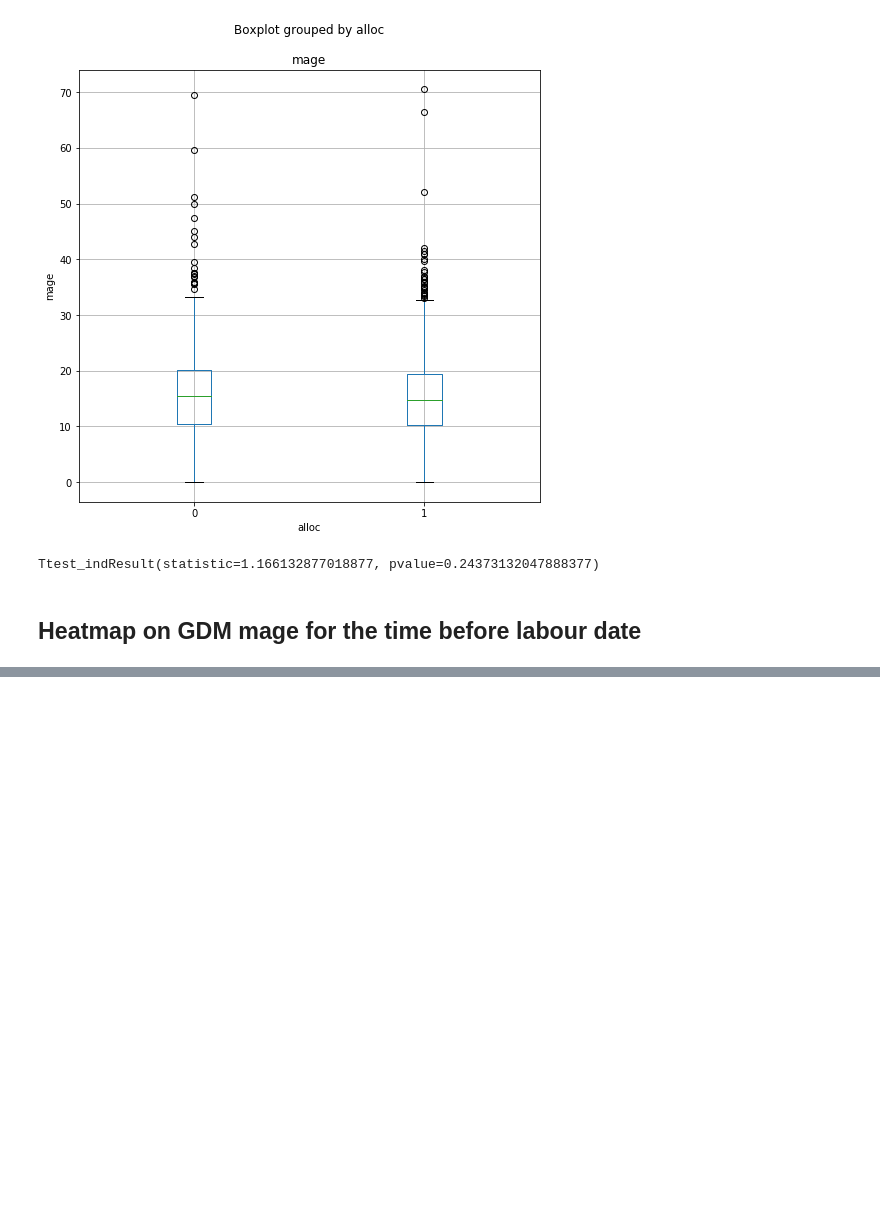
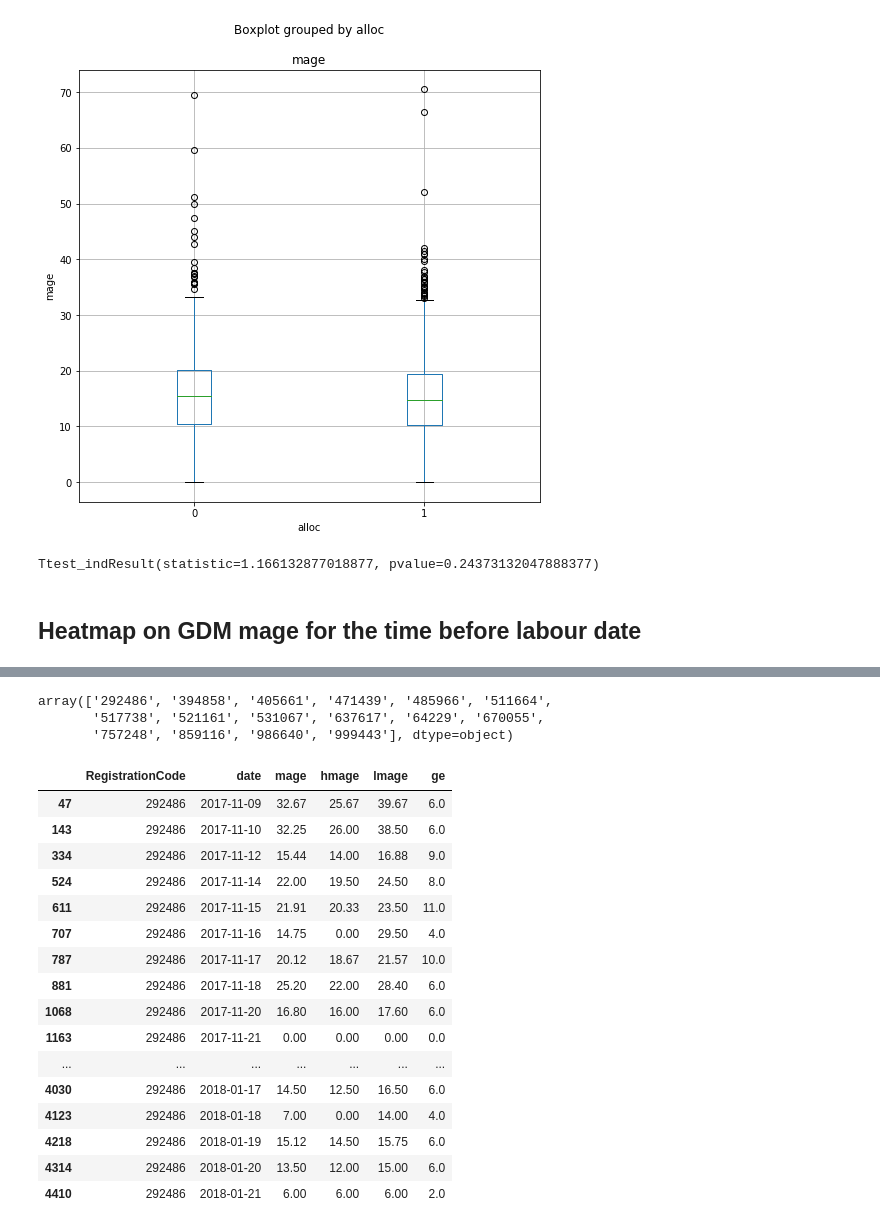
Before and after one commit to ElviraMingazova/MA_Thesis, a Jupyter notebook: GDM_MAGE.ipynb, the cells around one changed output, grey strips where cells are left out. Saved outputs shown, nothing was run; the diff lists cells and outputs as text; code cells hidden in the pictures; blank space fills up the shorter version.

```diff
--- a/GDM_MAGE.ipynb
+++ b/GDM_MAGE.ipynb
@@ -204,0 +267,26 @@ Name: RegistrationCode, dtype: object
+# %%
+mage_df["RegistrationCode"].unique()
+# %% [output]
+array(['292486', '394858', '405661', '471439', '485966', '511664',
+       '517738', '521161', '531067', '637617', '64229', '670055',
+       '757248', '859116', '986640', '999443'], dtype=object)
+# %%
+mage_df[mage_df['RegistrationCode'] == '292486']
+# %% [output]
+|  | RegistrationCode | date | mage | hmage | lmage | ge |
+| 47 | 292486 | 2017-11-09 | 32.67 | 25.67 | 39.67 | 6.0 |
+| 143 | 292486 | 2017-11-10 | 32.25 | 26.00 | 38.50 | 6.0 |
+| 334 | 292486 | 2017-11-12 | 15.44 | 14.00 | 16.88 | 9.0 |
+| 524 | 292486 | 2017-11-14 | 22.00 | 19.50 | 24.50 | 8.0 |
+| 611 | 292486 | 2017-11-15 | 21.91 | 20.33 | 23.50 | 11.0 |
+| 707 | 292486 | 2017-11-16 | 14.75 | 0.00 | 29.50 | 4.0 |
+| 787 | 292486 | 2017-11-17 | 20.12 | 18.67 | 21.57 | 10.0 |
+| 881 | 292486 | 2017-11-18 | 25.20 | 22.00 | 28.40 | 6.0 |
+| 1068 | 292486 | 2017-11-20 | 16.80 | 16.00 | 17.60 | 6.0 |
+| 1163 | 292486 | 2017-11-21 | 0.00 | 0.00 | 0.00 | 0.0 |
+| ... | ... | ... | ... | ... | ... | ... |
+| 4030 | 292486 | 2018-01-17 | 14.50 | 12.50 | 16.50 | 6.0 |
+| 4123 | 292486 | 2018-01-18 | 7.00 | 0.00 | 14.00 | 4.0 |
+| 4218 | 292486 | 2018-01-19 | 15.12 | 14.50 | 15.75 | 6.0 |
+| 4314 | 292486 | 2018-01-20 | 13.50 | 12.00 | 15.00 | 6.0 |
+| 4410 | 292486 | 2018-01-21 | 6.00 | 6.00 | 6.00 | 2.0 |
```
Also changed, not shown: parts of 32 cells of this notebook, 3 other files.
